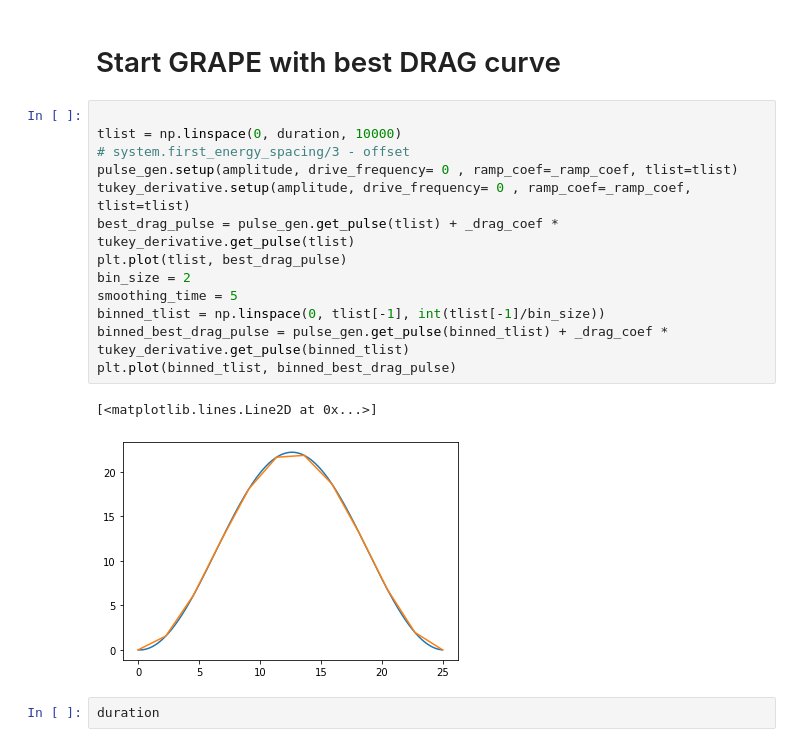
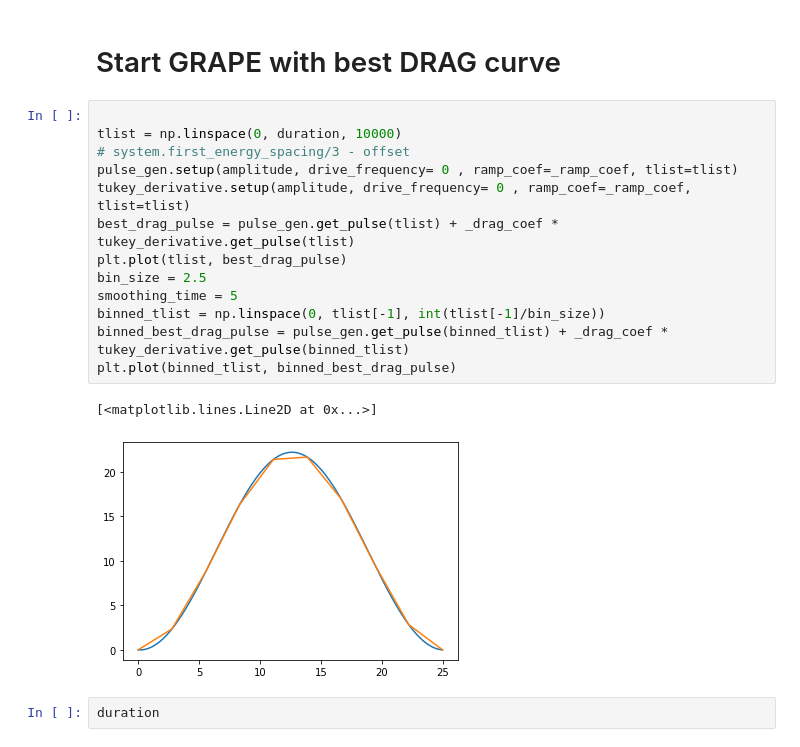
Before and after one commit to david-gorski/subharmonic_superconducting_qubits, a Jupyter notebook: optimization/From_DRAG_to_GRAPE_fixed_duration.ipynb, the cells around one changed output. Drawn from its saved outputs; the diff is of its cells as text.

```diff
--- a/optimization/From_DRAG_to_GRAPE_fixed_duration.ipynb
+++ b/optimization/From_DRAG_to_GRAPE_fixed_duration.ipynb
@@ -286,19 +286,19 @@ improvement due to drag 0.002384723461119509
 # %%
 
 tlist = np.linspace(0, duration, 10000)
 # system.first_energy_spacing/3 - offset
 pulse_gen.setup(amplitude, drive_frequency= 0 , ramp_coef=_ramp_coef, tlist=tlist)
 tukey_derivative.setup(amplitude, drive_frequency= 0 , ramp_coef=_ramp_coef, tlist=tlist)
 best_drag_pulse = pulse_gen.get_pulse(tlist) + _drag_coef * tukey_derivative.get_pulse(tlist)
 plt.plot(tlist, best_drag_pulse)
-bin_size = 2
+bin_size = 2.5
 smoothing_time = 5
 binned_tlist = np.linspace(0, tlist[-1], int(tlist[-1]/bin_size))
 binned_best_drag_pulse = pulse_gen.get_pulse(binned_tlist) + _drag_coef * tukey_derivative.get_pulse(binned_tlist)
 plt.plot(binned_tlist, binned_best_drag_pulse)
 # %% [output]
 [<matplotlib.lines.Line2D at 0x...>]
-[figure, old version]
+[figure, new version]
 # %%
 duration
 # %% [output]
```
Also changed, not shown: parts of 5 cells of this notebook, 8 other files.
